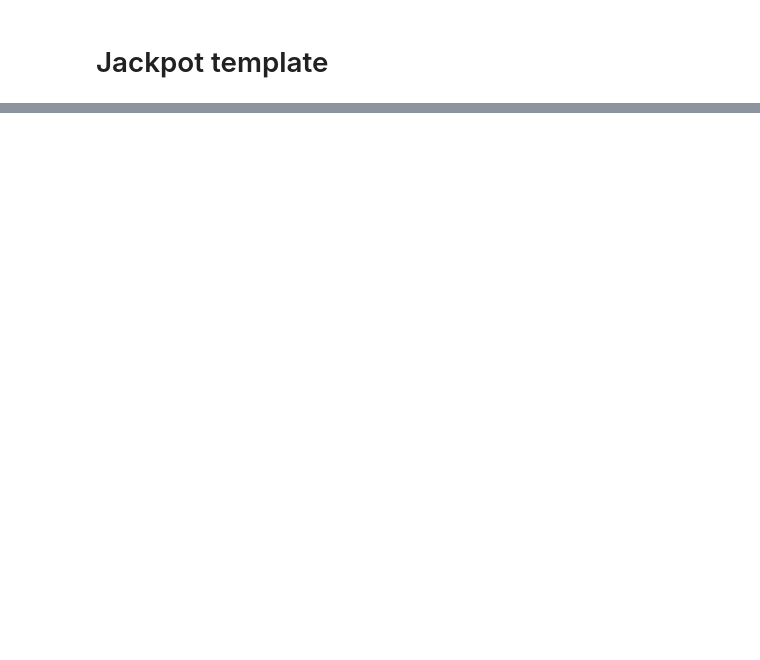
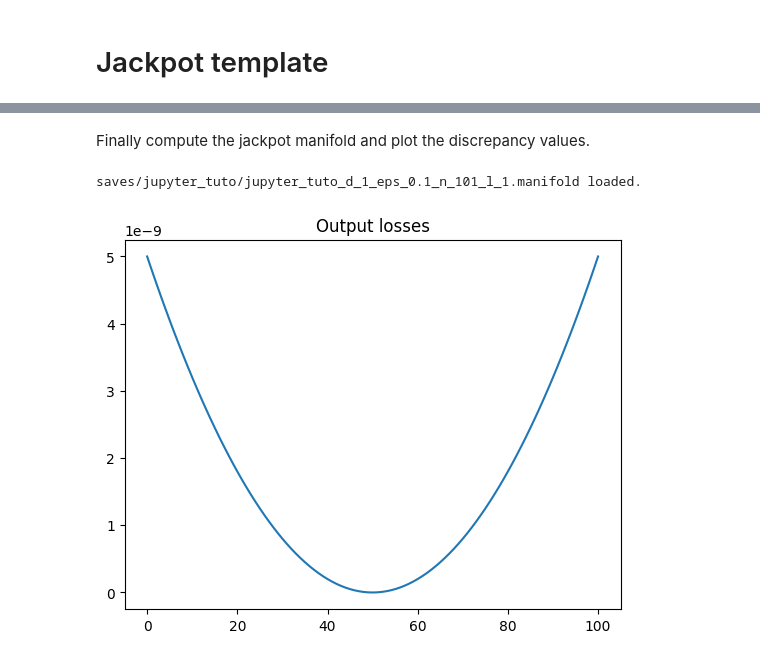
Before and after one commit to munnath/jackpot, a Jupyter notebook: notebooks/jackpot_template.ipynb, the cells around one changed output, grey strips where cells are left out. Cells and saved outputs as stored; diff of their text form; code cells hidden in the pictures; blank space fills up the shorter version.

```diff
--- a/notebooks/jackpot_template.ipynb
+++ b/notebooks/jackpot_template.ipynb
@@ -90,0 +62,14 @@ load_manifold passed to False.
+# %% [markdown]
+Finally compute the jackpot manifold and plot the discrepancy values.
+# %%
+jack.manifold()
+
+# Plot discrepancy
+jack.plot_discrepancy(
+    in_SNR=False,
+    levels=[20, 30, 40],
+    color_levels=["g", "b", "r"]
+)
+# %% [output]
+saves/jupyter_tuto/jupyter_tuto_d_1_eps_0.1_n_101_l_1.manifold loaded.
+[figure, added]
```
Also changed, not shown: parts of 8 cells of this notebook, 3 other files.
